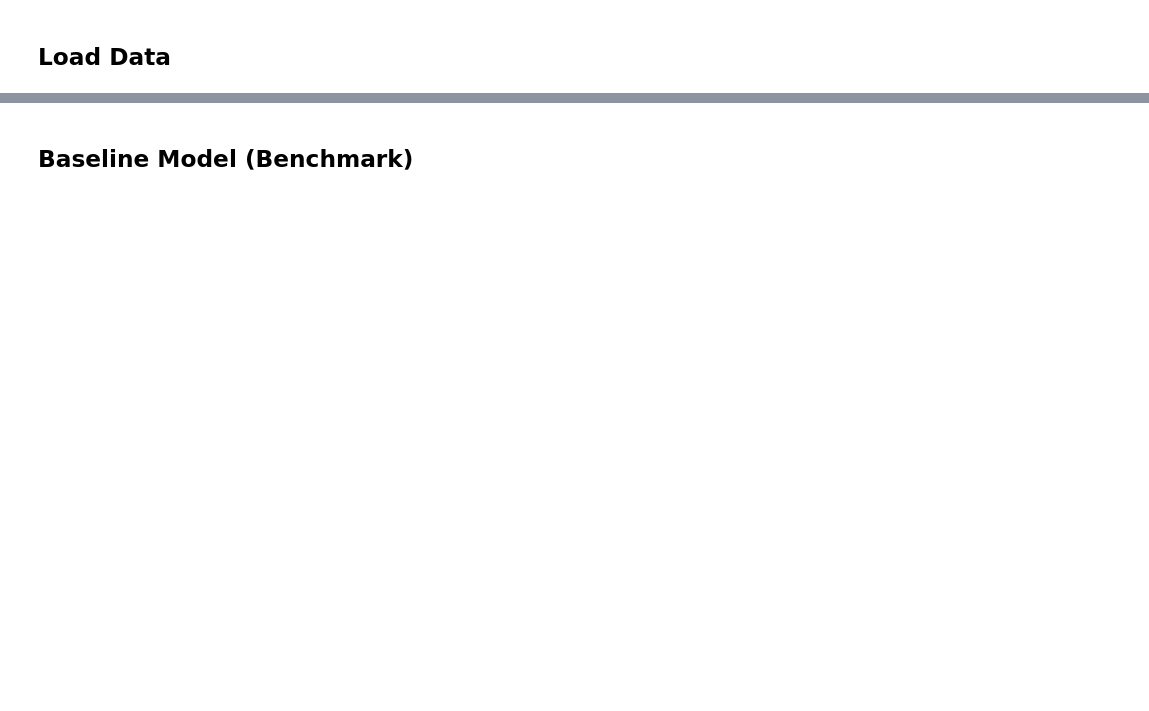
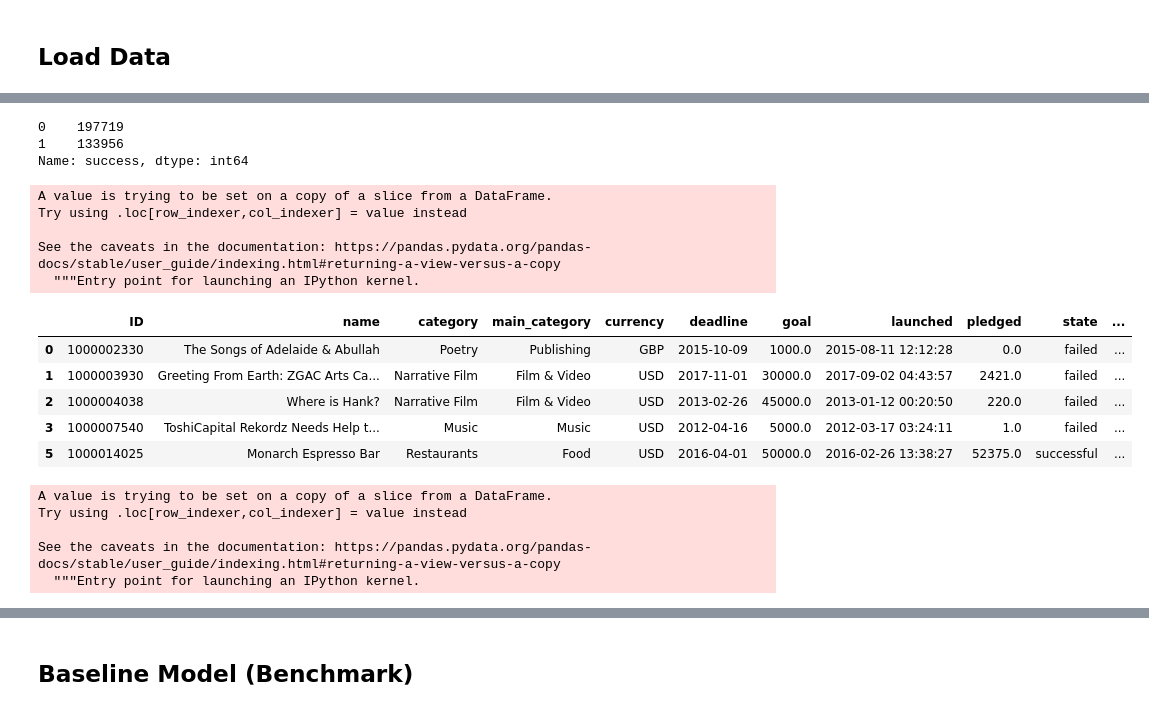
Before and after one commit to DSPT8-Kickstarter/main, a Jupyter notebook: notebooks/01_Model_Development.ipynb, the cells around one changed output, grey strips where cells are left out. Drawn from its saved outputs; the diff is of its cells as text; code cells hidden in the pictures; blank space fills up the shorter version.

```diff
--- a/notebooks/01_Model_Development.ipynb
+++ b/notebooks/01_Model_Development.ipynb
@@ -23,3 +41,5 @@ Tensorflow Version: 2.4.0
 import pandas as pd
 import numpy as np
 import zipfile
+
+df = pd.read_csv('Kickstarter_Projects.zip')
@@ -32,0 +46,3 @@ ModuleNotFoundError: No module named 'pandas'
+# %%
+df2 = df[df['state'].isin(['failed', 'successful'])]
+df2['state'].value_counts()
@@ -32,0 +53,3 @@ ModuleNotFoundError: No module named 'pandas'
+# %%
+df2['launched'] = pd.to_datetime(df2['launched'])
+df2['deadline'] = pd.to_datetime(df2['deadline'])
@@ -32,0 +66,3 @@ ModuleNotFoundError: No module named 'pandas'
+# %%
+df2['days'] = (df2['deadline']-df2['launched']).astype('timedelta64[D]')
+df2['days'] = df2['days'].astype(int)
@@ -32,0 +79,28 @@ ModuleNotFoundError: No module named 'pandas'
+# %%
+df2['success'] = np.where(df2['state'] == "successful", 1, 0)
+print(df2['success'].value_counts())
+df2.head()
+# %% [output]
+0    197719
+1    133956
+Name: success, dtype: int64
+A value is trying to be set on a copy of a slice from a DataFrame.
+Try using .loc[row_indexer,col_indexer] = value instead
+
+See the caveats in the documentation: https://pandas.pydata.org/pandas-docs/stable/user_guide/indexing.html#returning-a-view-versus-a-copy
+  """Entry point for launching an IPython kernel.
+|  | ID | name | category | main_category | currency | deadline | goal | launched | pledged | state | ... |
+| 0 | 1000002330 | The Songs of Adelaide & Abullah | Poetry | Publishing | GBP | 2015-10-09 | 1000.0 | 2015-08-11 12:12:28 | 0.0 | failed | ... |
+| 1 | 1000003930 | Greeting From Earth: ZGAC Arts Ca... | Narrative Film | Film & Video | USD | 2017-11-01 | 30000.0 | 2017-09-02 04:43:57 | 2421.0 | failed | ... |
+| 2 | 1000004038 | Where is Hank? | Narrative Film | Film & Video | USD | 2013-02-26 | 45000.0 | 2013-01-12 00:20:50 | 220.0 | failed | ... |
+| 3 | 1000007540 | ToshiCapital Rekordz Needs Help t... | Music | Music | USD | 2012-04-16 | 5000.0 | 2012-03-17 03:24:11 | 1.0 | failed | ... |
+| 5 | 1000014025 | Monarch Espresso Bar | Restaurants | Food | USD | 2016-04-01 | 50000.0 | 2016-02-26 13:38:27 | 52375.0 | successful | ... |
+# %%
+df2['month_launched'] = pd.DatetimeIndex(df2['launched']).month
+unencoded_df = df2.copy()
+# %% [output]
+A value is trying to be set on a copy of a slice from a DataFrame.
+Try using .loc[row_indexer,col_indexer] = value instead
+
+See the caveats in the documentation: https://pandas.pydata.org/pandas-docs/stable/user_guide/indexing.html#returning-a-view-versus-a-copy
+  """Entry point for launching an IPython kernel.
```
Also changed, not shown: parts of 35 cells of this notebook.
